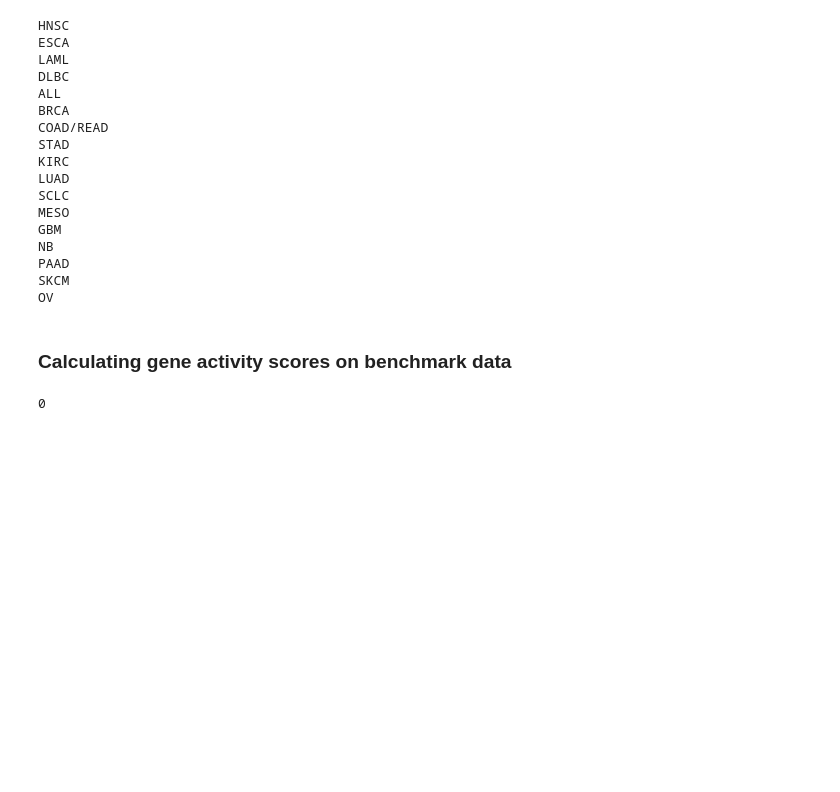
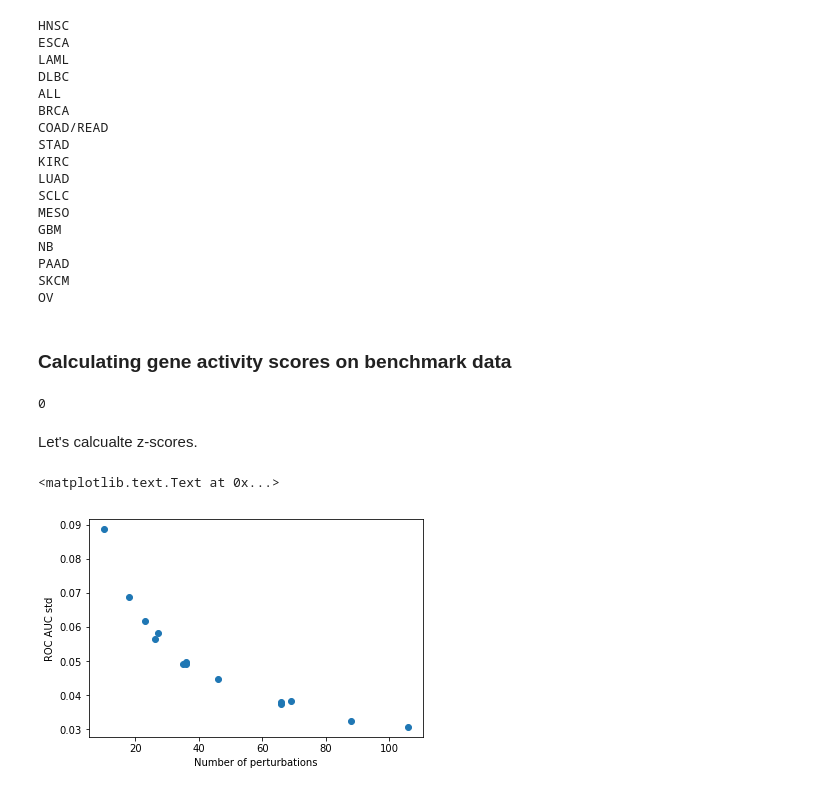
Before and after one commit to bence-szalai/why-pathway-methods-work, a Jupyter notebook: notebooks/1_data_preprocess_and_generation.ipynb, the cells around one changed output. Drawn from its saved outputs; the diff is of its cells as text; code cells hidden in the pictures; blank space fills up the shorter version.

Commit message:
all data ready

```diff
--- a/notebooks/1_data_preprocess_and_generation.ipynb
+++ b/notebooks/1_data_preprocess_and_generation.ipynb
@@ -282,0 +290,19 @@ call(['Rscript','../code/run_viper.R'])
+# %% [markdown]
+Let's calcualte z-scores.
+# %%
+#progeny
+data = pd.read_csv('../results/benchmark/rocaucs/progeny/random.csv', sep=',', header=0, index_col=0)
+# %%
+random_mean = data.mean()
+random_std = data.std()
+n_s = pd.read_csv('../results/benchmark/datasets/progeny_meta.csv', sep=',', header=0, index_col=0)
+n_s = n_s['pathway'].value_counts()
+n_s = n_s[random_mean.index]
+# %%
+### relationshipt between the std of random
+plt.plot(n_s, random_std, 'o')
+plt.xlabel('Number of perturbations')
+plt.ylabel('ROC AUC std')
+# %% [output]
+<matplotlib.text.Text at 0x...>
+[figure, added]
```
Also changed, not shown: parts of 11 cells of this notebook, 3 other files.
